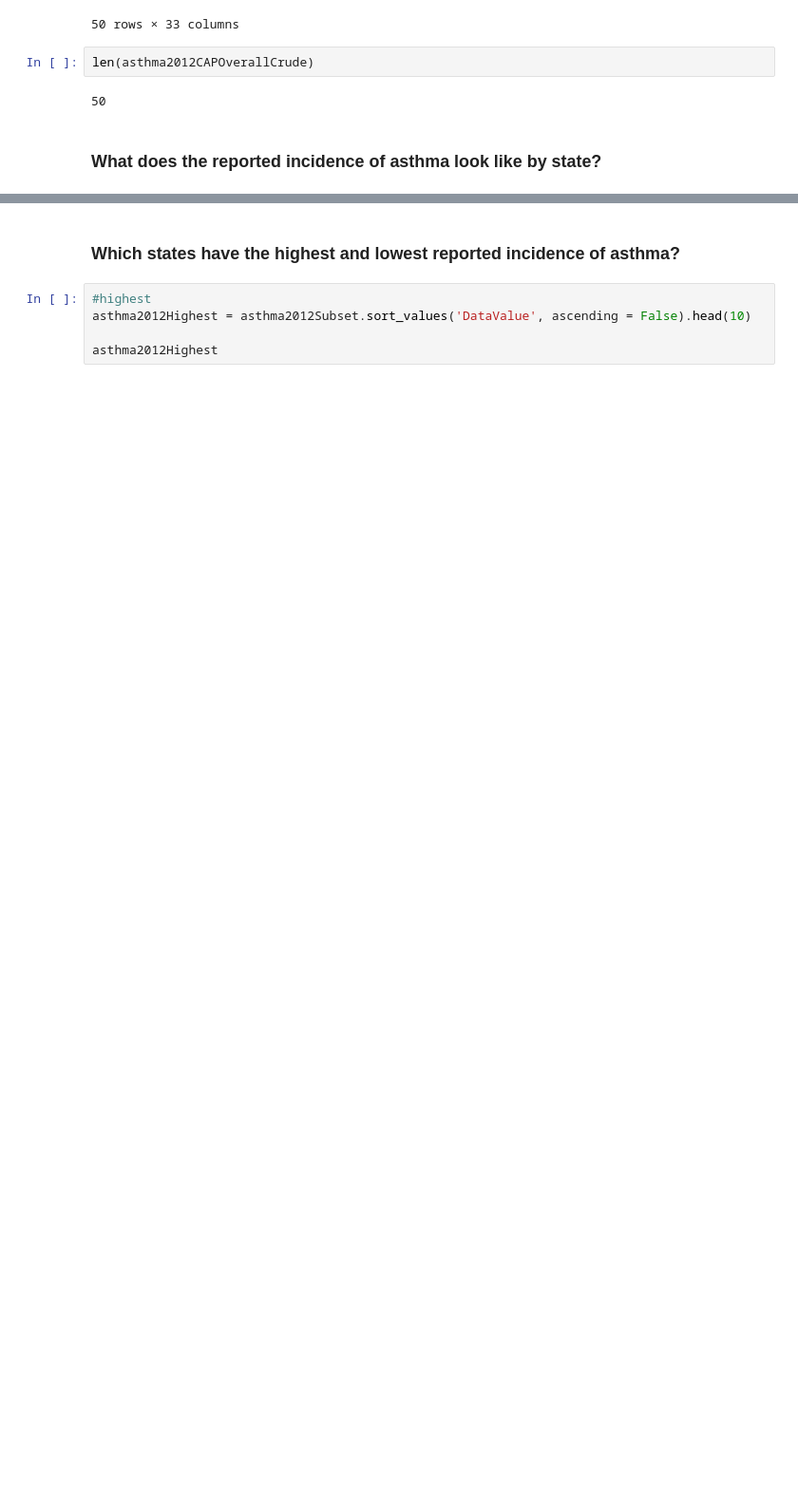
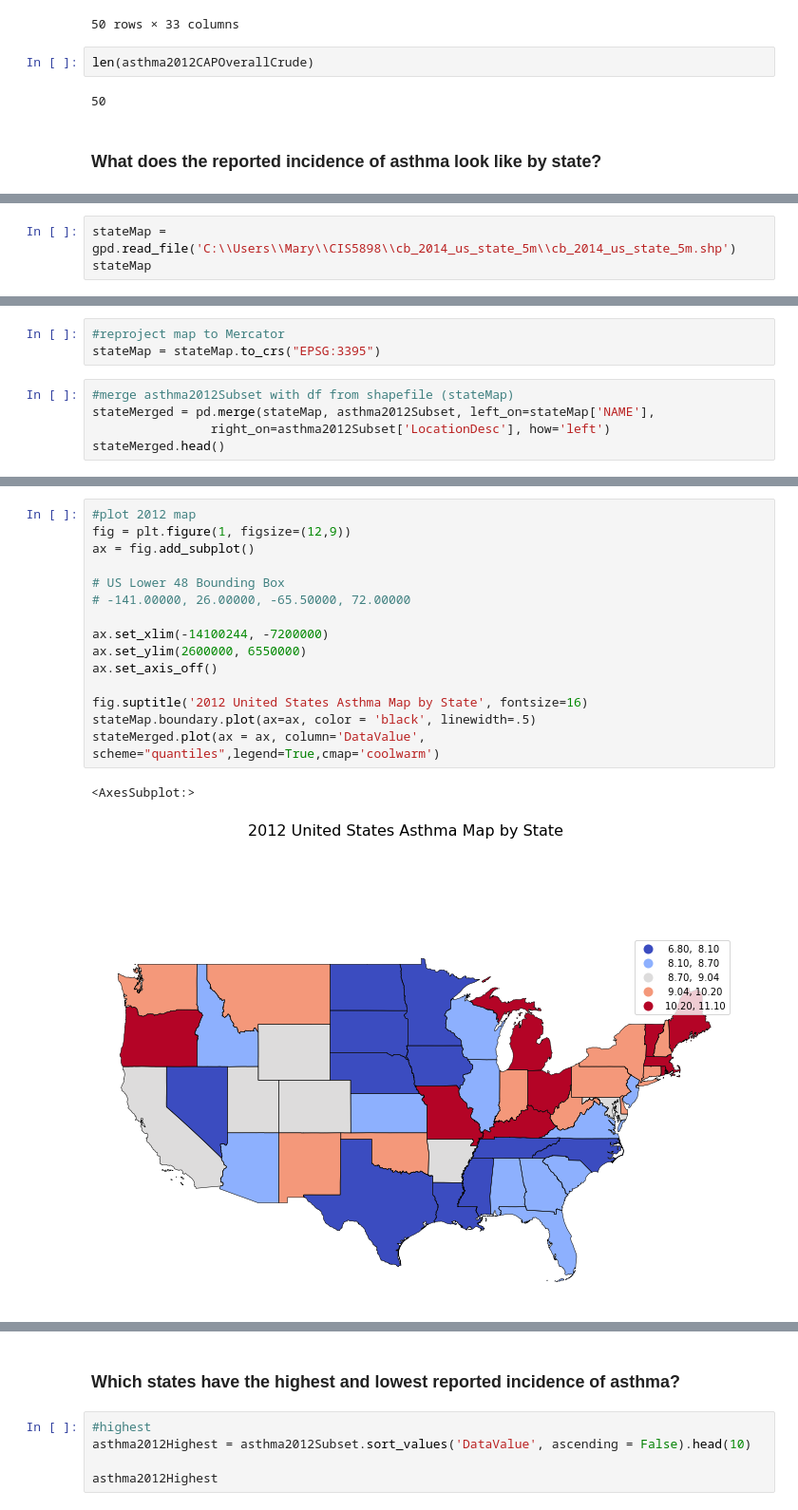
Before and after one commit to mjlaw/FIT_capstone, a Jupyter notebook: Jupyter_notebooks/asthma studies.ipynb, the cells around one changed output, grey strips where cells are left out. Shown: that part at 95% size. Drawn from its saved outputs; the diff is of its cells as text; blank space fills up the shorter version.

Commit message:
added state studies

```diff
--- a/Jupyter_notebooks/asthma studies.ipynb
+++ b/Jupyter_notebooks/asthma studies.ipynb
@@ -213,3 +214,6 @@ asthma2012Subset.sort_values('DataValue', ascending = False)
 | 31996 | 2012 | 2012 | NE | Nebraska | BRFSS | Asthma | Current asthma prevalence among a... | NaN | ... |
 | 32098 | 2012 | 2012 | LA | Louisiana | BRFSS | Asthma | Current asthma prevalence among a... | NaN | ... |
 | 31164 | 2012 | 2012 | TX | Texas | BRFSS | Asthma | Current asthma prevalence among a... | NaN | ... |
+# %%
+stateMap = gpd.read_file('C:\\Users\\Mary\\CIS5898\\cb_2014_us_state_5m\\cb_2014_us_state_5m.shp')
+stateMap
@@ -215,0 +252,8 @@ asthma2012Subset.sort_values('DataValue', ascending = False)
+# %%
+#reproject map to Mercator
+stateMap = stateMap.to_crs("EPSG:3395")
+# %%
+#merge asthma2012Subset with df from shapefile (stateMap)
+stateMerged = pd.merge(stateMap, asthma2012Subset, left_on=stateMap['NAME'],
+                right_on=asthma2012Subset['LocationDesc'], how='left')
+stateMerged.head()
@@ -215,0 +268,18 @@ asthma2012Subset.sort_values('DataValue', ascending = False)
+# %%
+#plot 2012 map
+fig = plt.figure(1, figsize=(12,9))
+ax = fig.add_subplot()
+
+# US Lower 48 Bounding Box
+# -141.00000, 26.00000, -65.50000, 72.00000
+
+ax.set_xlim(-14100244, -7200000)
+ax.set_ylim(2600000, 6550000)
+ax.set_axis_off()
+
+fig.suptitle('2012 United States Asthma Map by State', fontsize=16)
+stateMap.boundary.plot(ax=ax, color = 'black', linewidth=.5)
+stateMerged.plot(ax = ax, column='DataValue', scheme="quantiles",legend=True,cmap='coolwarm')
+# %% [output]
+<AxesSubplot:>
+[figure, added]
```
Also changed, not shown: parts of 33 cells of this notebook.
